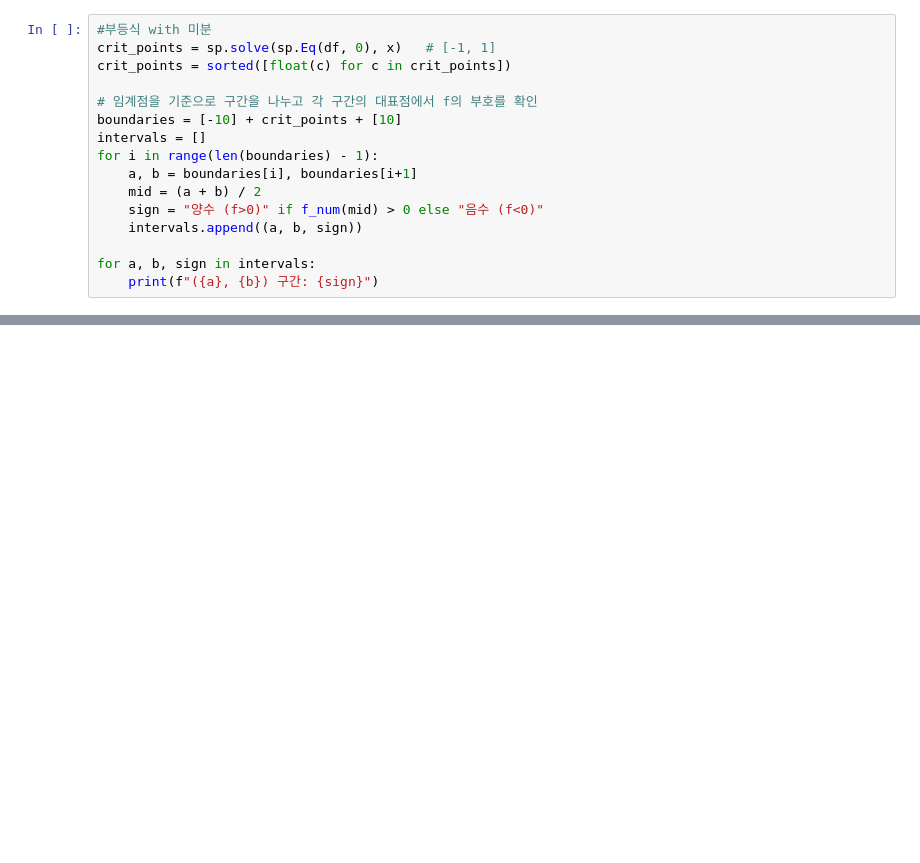
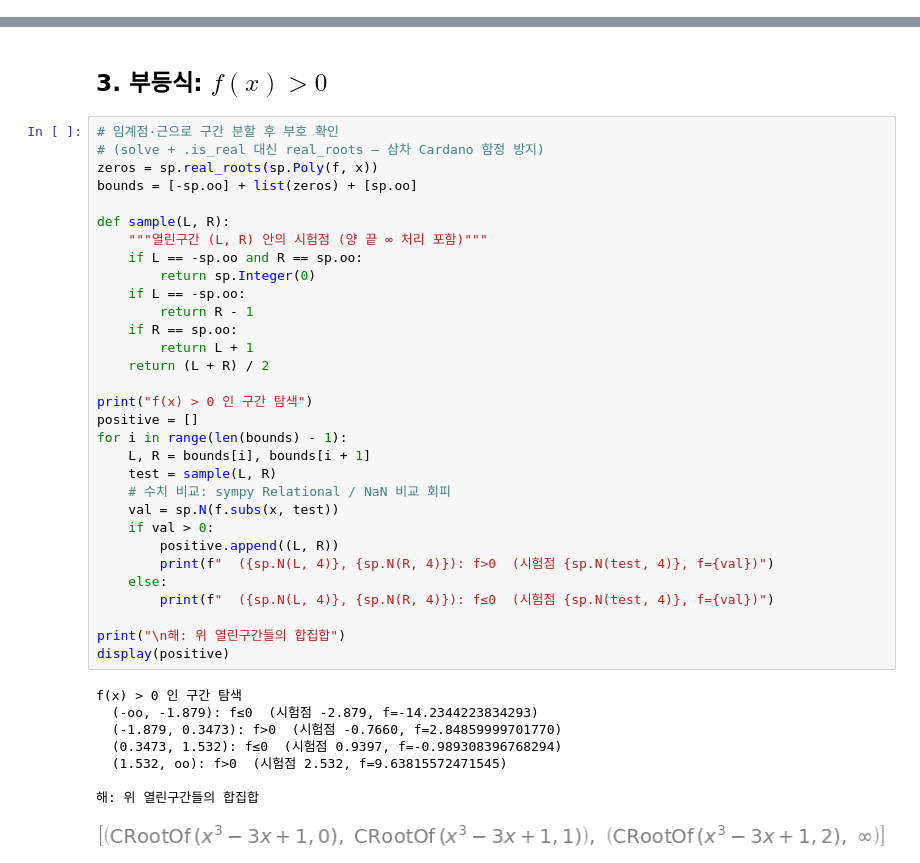
Before and after one commit to XaicuL/Mathematics, a Jupyter notebook: Math_2/Chap_02/Equations&Inequalities_Differentiation.ipynb, the cells around one changed output, grey strips where cells are left out. Saved outputs shown, nothing was run; the diff lists cells and outputs as text; blank space fills up the shorter version.

```diff
--- a/Math_2/Chap_02/Equations&Inequalities_Differentiation.ipynb
+++ b/Math_2/Chap_02/Equations&Inequalities_Differentiation.ipynb
@@ -30,16 +0,0 @@ print(root)   # 약 1.532
-# %%
-#부등식 with 미분
-crit_points = sp.solve(sp.Eq(df, 0), x)   # [-1, 1]
-crit_points = sorted([float(c) for c in crit_points])
-
-# 임계점을 기준으로 구간을 나누고 각 구간의 대표점에서 f의 부호를 확인
-boundaries = [-10] + crit_points + [10]
-intervals = []
-for i in range(len(boundaries) - 1):
-    a, b = boundaries[i], boundaries[i+1]
-    mid = (a + b) / 2
-    sign = "양수 (f>0)" if f_num(mid) > 0 else "음수 (f<0)"
-    intervals.append((a, b, sign))
-
-for a, b, sign in intervals:
-    print(f"({a}, {b}) 구간: {sign}")
@@ -50,0 +75,42 @@ for a, b, sign in intervals:
+# %% [markdown]
+## 3. 부등식: $f(x) > 0$
+# %%
+# 임계점·근으로 구간 분할 후 부호 확인
+# (solve + .is_real 대신 real_roots — 삼차 Cardano 함정 방지)
+zeros = sp.real_roots(sp.Poly(f, x))
+bounds = [-sp.oo] + list(zeros) + [sp.oo]
+
+def sample(L, R):
+    """열린구간 (L, R) 안의 시험점 (양 끝 ∞ 처리 포함)"""
+    if L == -sp.oo and R == sp.oo:
+        return sp.Integer(0)
+    if L == -sp.oo:
+        return R - 1
+    if R == sp.oo:
+        return L + 1
+    return (L + R) / 2
+
+print("f(x) > 0 인 구간 탐색")
+positive = []
+for i in range(len(bounds) - 1):
+    L, R = bounds[i], bounds[i + 1]
+    test = sample(L, R)
+    # 수치 비교: sympy Relational / NaN 비교 회피
+    val = sp.N(f.subs(x, test))
+    if val > 0:
+        positive.append((L, R))
+        print(f"  ({sp.N(L, 4)}, {sp.N(R, 4)}): f>0  (시험점 {sp.N(test, 4)}, f={val})")
+    else:
+        print(f"  ({sp.N(L, 4)}, {sp.N(R, 4)}): f≤0  (시험점 {sp.N(test, 4)}, f={val})")
+
+print("\n해: 위 열린구간들의 합집합")
+display(positive)
+# %% [output]
+f(x) > 0 인 구간 탐색
+  (-oo, -1.879): f≤0  (시험점 -2.879, f=-14.2344223834293)
+  (-1.879, 0.3473): f>0  (시험점 -0.7660, f=2.84859999701770)
+  (0.3473, 1.532): f≤0  (시험점 0.9397, f=-0.989308396768294)
+  (1.532, oo): f>0  (시험점 2.532, f=9.63815572471545)
+
+해: 위 열린구간들의 합집합
+[figure, added]
```
Also changed, not shown: parts of 11 cells of this notebook, 3 other files.
